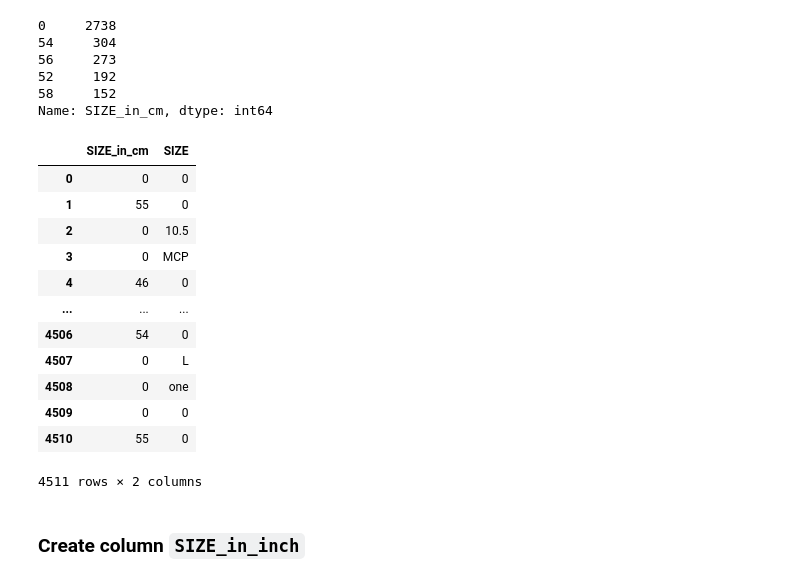
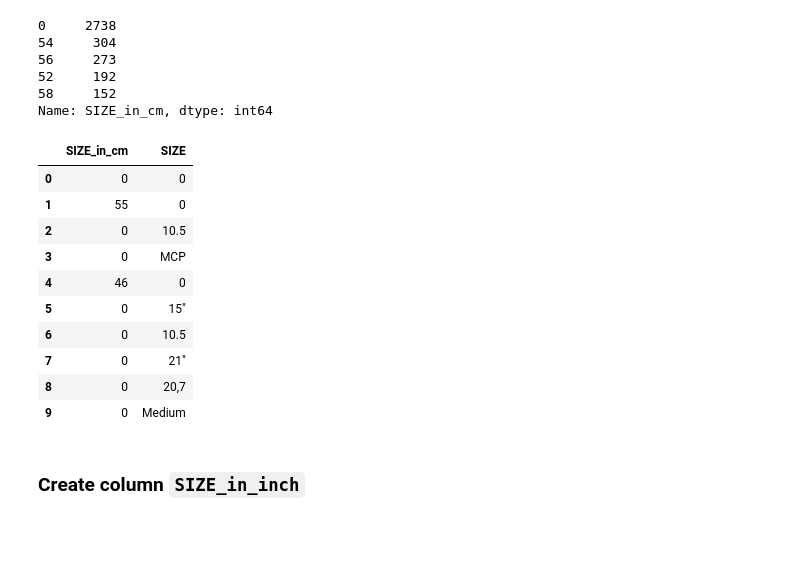
Before and after one commit to lgybas/BIKED_ligy, a Jupyter notebook: BIKED_classification_categories.ipynb, the cells around one changed output. Cells and saved outputs as stored; diff of their text form; code cells hidden in the pictures; blank space fills up the shorter version.

```diff
--- a/BIKED_classification_categories.ipynb
+++ b/BIKED_classification_categories.ipynb
@@ -103,6 +108,11 @@ roadbike = ["ROAD", "TRACK", "TIMETRIAL"]
 off_road = ["MTB", "TRIALS", "DIRT_JUMP", "BMX", "CYCLOCROSS", "GRAVEL", "POLO"]
 everyday = ["TOURING", "COMMUTER", "CITY", "CRUISER", "HYBRID", "CARGO", "CHILDRENS"]
 
-col_i_BIKESTYLE = data.columns.get_loc("BIKESTYLE")
+#col_i_BIKESTYLE = data.columns.get_loc("BIKESTYLE")
+#col_i_category = data.columns.get_loc("category")
+
 data["category"] = "Other"
-col_i_category = data.columns.get_loc("category")
+data.loc[data["BIKESTYLE"].isin(roadbike), "category"] = "Road_Race"
+data.loc[data["BIKESTYLE"].isin(off_road), "category"] = "Off_Road"
+data.loc[data["BIKESTYLE"].isin(everyday), "category"] = "Everyday"
+data.category.value_counts()
@@ -109,11 +124,0 @@ col_i_category = data.columns.get_loc("category")
-# %%
-
-for i in data.index:
-    if data.iloc[i,col_i_BIKESTYLE] in roadbike:
-        data.iloc[i,col_i_category] = "Road_Race"
-    elif data.iloc[i,col_i_BIKESTYLE] in off_road:
-        data.iloc[i, col_i_category] = "Off_Road"
-    elif data.iloc[i, col_i_BIKESTYLE] in everyday:
-        data.iloc[i, col_i_category] = "Everyday"
-
-data.category.value_counts()
@@ -126,3 +125,6 @@ Name: category, dtype: int64
+# %%
+#to defragment (see warning before)
+data = data.copy()
 # %%
 #category Road_Race is quite big
 #can I make it smaller?
@@ -190,8 +192,3 @@ custom     23
 49         22
 24         21
 Name: SIZE, dtype: int64
-# %%
-# to do it now, I will take the SIZE column from the reduced dataset
-data["SIZE"] = reduced["SIZE"]
-data.loc[data["SIZE"].isna() == True, "SIZE"] = 0
-data.SIZE.value_counts()
@@ -314,21 +312,19 @@ Name: SIZE_in_cm, dtype: int64
 # In `SIZE` set all values to 0 when they are already in SIZE_in_cm
 data.loc[(data["SIZE_in_cm"] != 0), "SIZE"] = 0
 # %%
-data.loc[:, ["SIZE_in_cm", "SIZE"]] # yay! it worked! (second row)
+data.loc[:, ["SIZE_in_cm", "SIZE"]].head(10) # yay! it worked! (second row)
 # %% [output]
 |  | SIZE_in_cm | SIZE |
 | 0 | 0 | 0 |
 | 1 | 55 | 0 |
 | 2 | 0 | 10.5 |
 | 3 | 0 | MCP |
 | 4 | 46 | 0 |
-| ... | ... | ... |
-| 4506 | 54 | 0 |
-| 4507 | 0 | L |
-| 4508 | 0 | one |
-| 4509 | 0 | 0 |
-| 4510 | 55 | 0 |
+| 5 | 0 | 15" |
+| 6 | 0 | 10.5 |
+| 7 | 0 | 21" |
+| 8 | 0 | 20,7 |
+| 9 | 0 | Medium |
-4511 rows × 2 columns
 # %% [markdown]
 ### Create column `SIZE_in_inch`
 # %%
```
Also changed, not shown: parts of 16 cells of this notebook, 4 other files.
